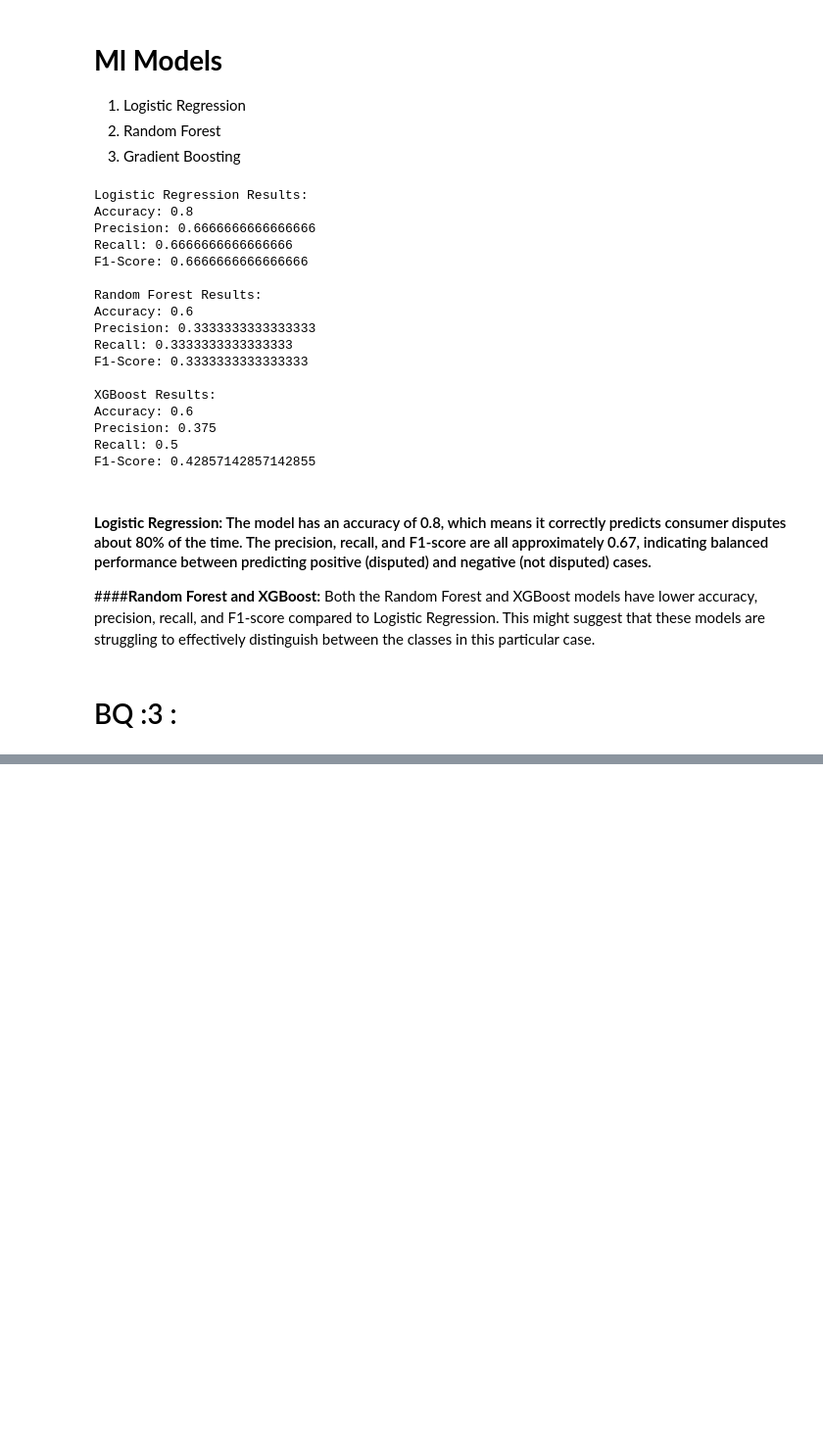
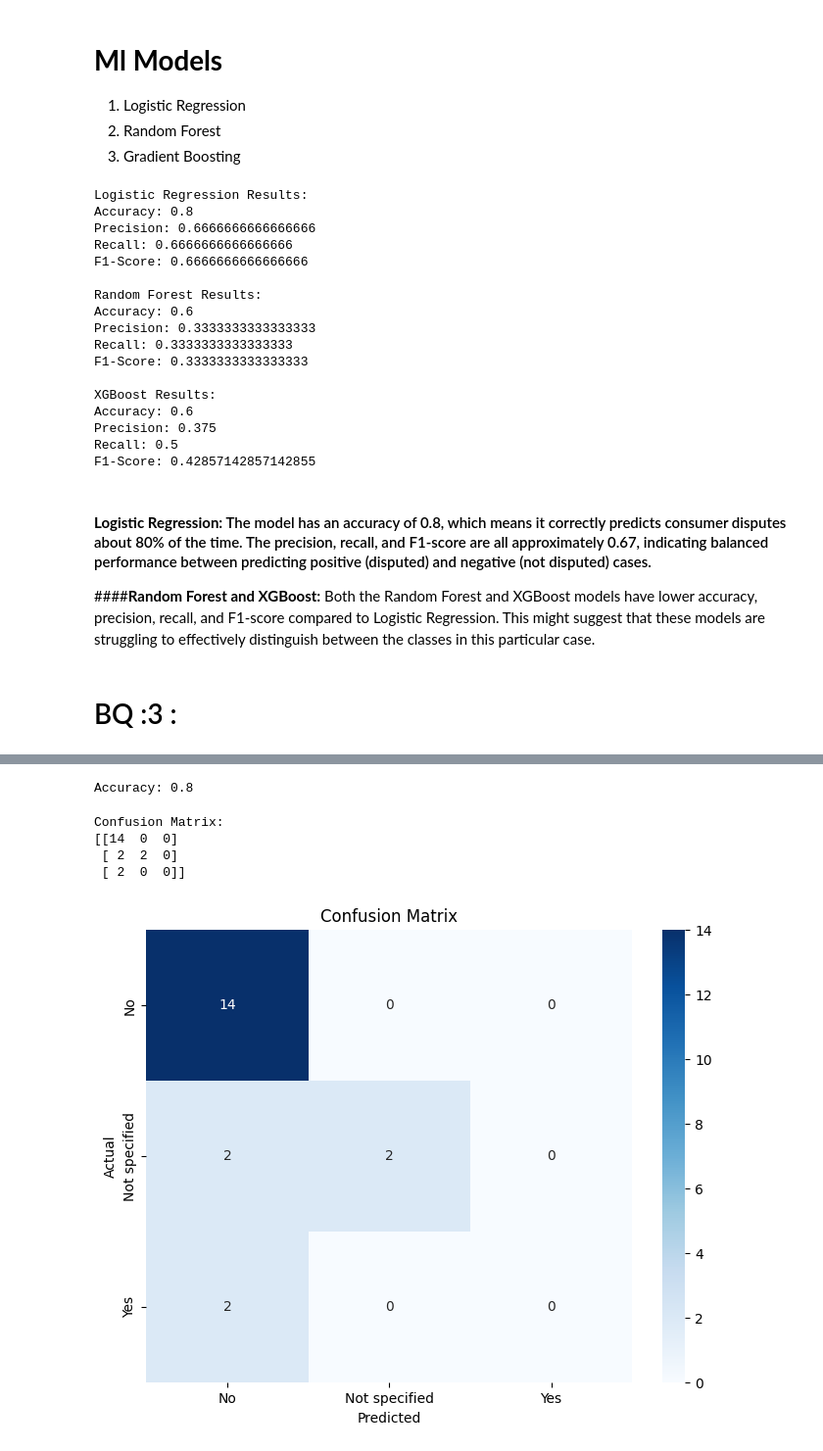
Before and after one commit to Subhan-Arif/Final-Paper, a Jupyter notebook: FINAL_PAPER.ipynb, the cells around one changed output, grey strips where cells are left out. Shown: that part at 98% size. Cells and saved outputs as stored; diff of their text form; code cells hidden in the pictures; blank space fills up the shorter version.

```diff
--- a/FINAL_PAPER.ipynb
+++ b/FINAL_PAPER.ipynb
@@ -842,0 +1167,53 @@ Index(['Date received', 'Product', 'Sub-product',
+# %%
+import pandas as pd
+from sklearn.model_selection import train_test_split
+from sklearn.ensemble import RandomForestClassifier
+from sklearn.metrics import accuracy_score
+from textblob import TextBlob
+from sklearn.preprocessing import StandardScaler
+
+# Prepare features and target
+X = df['Consumer complaint narrative']
+y = df['Consumer disputed?']
+
+# Perform sentiment analysis using TextBlob
+sentiment_scores = X.apply(lambda text: TextBlob(text).sentiment.polarity)
+
+# Create a DataFrame with sentiment scores
+sentiment_df = pd.DataFrame({'Sentiment': sentiment_scores})
+
+# Split the dataset into training and testing sets
+X_train, X_test, y_train, y_test = train_test_split(sentiment_df, y, test_size=0.2, random_state=42)
+
+# Train a Random Forest classifier
+model = RandomForestClassifier(random_state=42)
+model.fit(X_train, y_train)
+
+# Predict consumer disputes on the testing set
+predictions = model.predict(X_test)
+
+# Evaluate model performance
+accuracy = accuracy_score(y_test, predictions)
+print(f"Accuracy: {accuracy}")
+# %% [output]
+Accuracy: 0.8
+# %%
+from sklearn.metrics import confusion_matrix, classification_report
+conf_matrix = confusion_matrix(y_test, predictions, labels=model.classes_)
+
+print("Confusion Matrix:")
+print(conf_matrix)
+# %% [output]
+Confusion Matrix:
+[[14  0  0]
+ [ 2  2  0]
+ [ 2  0  0]]
+# %%
+plt.figure(figsize=(8, 6))
+sns.heatmap(conf_matrix, annot=True, fmt='d', cmap='Blues', xticklabels=model.classes_, yticklabels=model.classes_)
+plt.xlabel('Predicted')
+plt.ylabel('Actual')
+plt.title('Confusion Matrix')
+plt.show()
+# %% [output]
+[figure, added]
```
Also changed, not shown: parts of 32 cells of this notebook.
